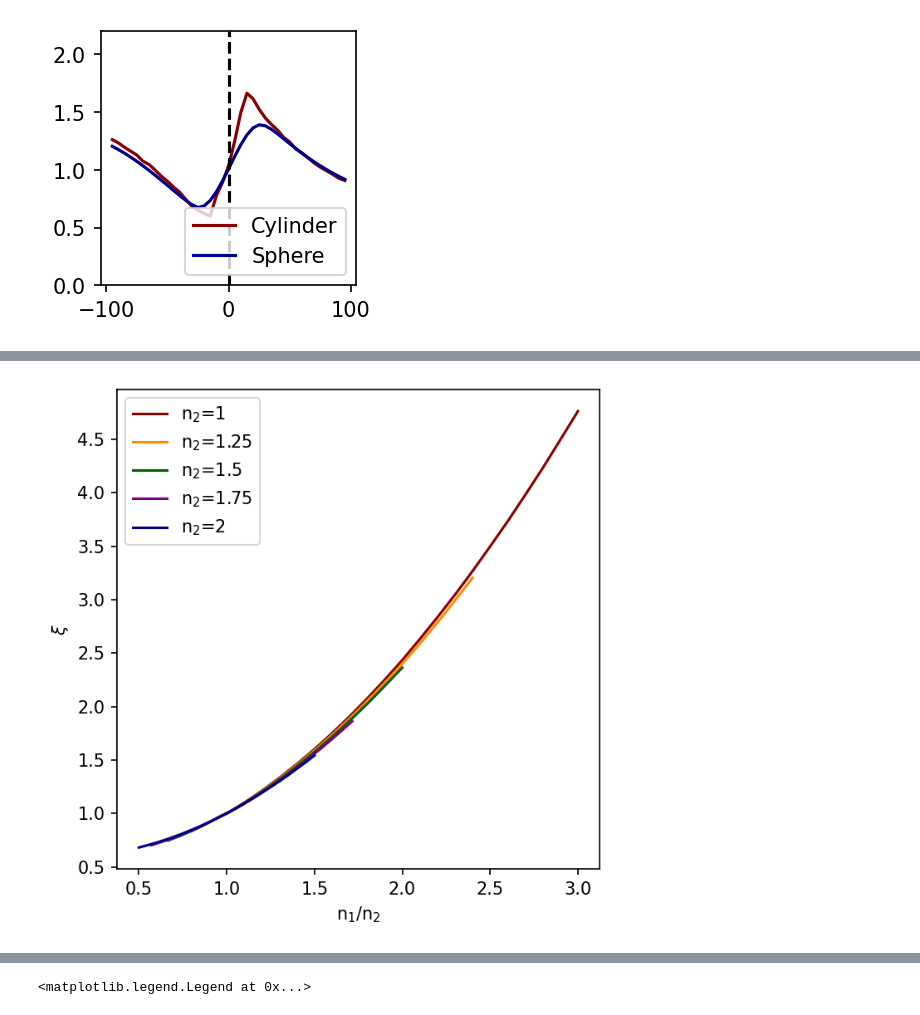
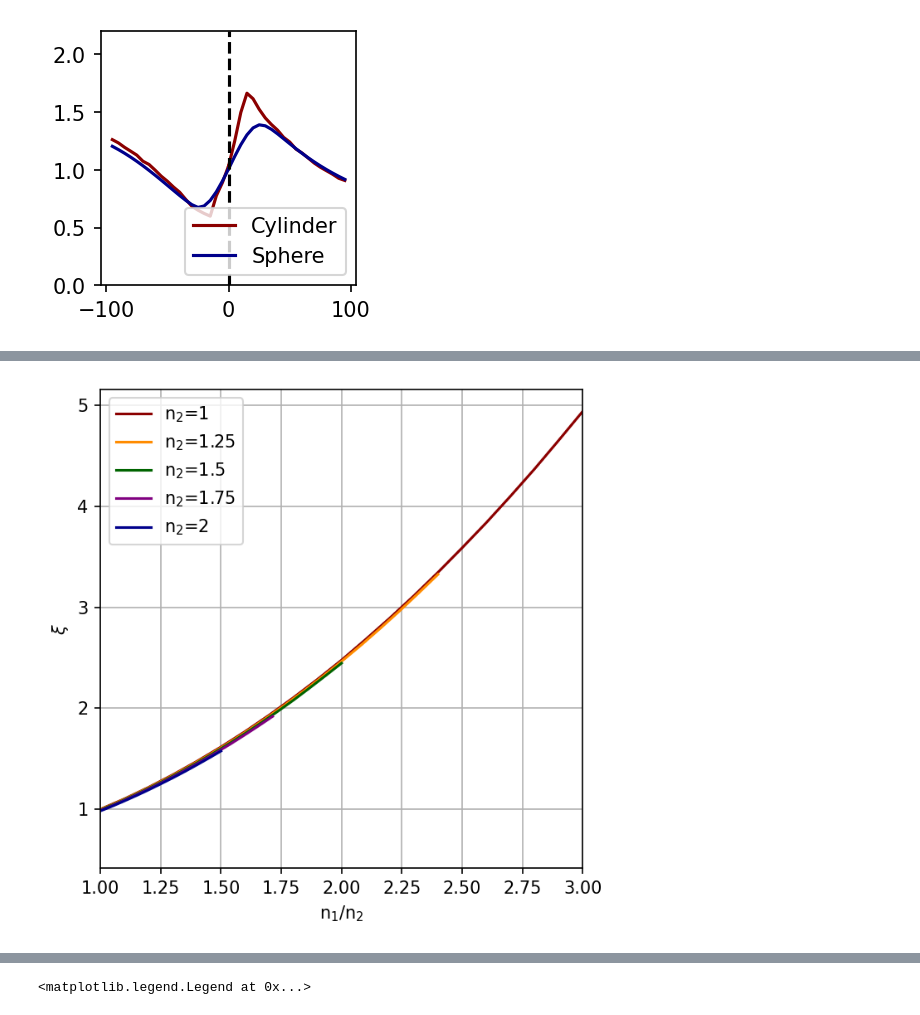
Before and after one commit to UTA-NURES/OrientationPaperSI, a Jupyter notebook: MakePlots.ipynb, the cells around one changed output, grey strips where cells are left out. Saved outputs shown, nothing was run; the diff lists cells and outputs as text; code cells hidden in the pictures.

```diff
--- a/MakePlots.ipynb
+++ b/MakePlots.ipynb
@@ -365,6 +365,4 @@ sph/cyl
 [figure]
 # %%
 vals=[1,1.25,1.5,1.75,2]
-norm_rind10, dat=GetPowerFromComsolFile("Data/Export_Power_spheres_denominators_allRind_10000.txt",vals)
-norm_rind15, dat=GetPowerFromComsolFile("Data/Export_Power_spheres_denominators_allRind_15000.txt",vals)
-norm_rind20, dat=GetPowerFromComsolFile("Data/Export_Power_spheres_denominators_allRind_20000.txt",vals)
+normsph, dat=GetPowerFromComsolFile("Data/Export_Power_spheres_denominators.txt",vals)
@@ -459,31 +398,0 @@ plt.xlim(1,3)
-# %%
-plt.figure(figsize=(5,5),dpi=150)
-indices=np.arange(1,3.1,0.1)+1e-6
-cols={"1":"DarkRed",
-    "1.25":"DarkOrange",
-    "1.5":"DarkGreen",
-    "1.75":"purple",
-    "2":"DarkBlue"}
-
-for n2 in ["1","1.25","1.5","1.75","2"]:
-
-    refind, dat =GetPowerFromComsolFile("Data/Export_Power_refindices_"+n2+".txt",indices)
-    totpower_theory_down_ns=[]
-    for n1 in refind.keys():
-        pow_dipabove_down=Power_opositeside(float(n2),float(n1)+1e-6, k ,0,p_vec,phi,thetas)
-        totpower_theory_down_ns.append(2.*np.pi*sum(np.abs(np.sin(thetas))*np.abs(pow_dipabove_down))*(np.pi/(2*len(thetas))))
-
-    pow_dipabove_down_norm=Power_opositeside(float(n2)+1e-6,float(n2) , k ,0,p_vec,phi,thetas)
-    totpower_theory_down_norm=2.*np.pi*sum(np.abs(np.sin(thetas))*np.abs(pow_dipabove_down_norm))*(np.pi/(2*len(thetas)))
-
-    n1s=np.array(list(refind.keys()))
-    Ps=np.array(list(refind.values()))*n1s
-    plt.plot(n1s/float(n2),((2*Ps/norm_rind10[float(n2)])/(np.array(totpower_theory_down_ns)/totpower_theory_down_norm))**0.5,label='n$_2$='+n2,color=cols[n2])
-
-ns=np.linspace(1,3,100)
-
-plt.xlabel(r"n$_1$/n$_2$")
-plt.ylabel(r"$\xi$")
-plt.legend(loc='upper right')
-plt.title(r"$\xi$ from 0+")
-vars=np.arange(1,3,0.01)
@@ -492,36 +399,36 @@ vars=np.arange(1,3,0.01)
 # %%
 plt.figure(figsize=(5,5),dpi=150)
 indices=np.arange(1,3.1,0.1)+1e-6
 cols={"1":"DarkRed",
     "1.25":"DarkOrange",
     "1.5":"DarkGreen",
     "1.75":"purple",
     "2":"DarkBlue"}
 
 for n2 in ["1","1.25","1.5","1.75","2"]:
 
     refind, dat =GetPowerFromComsolFile("Data/Export_Power_refindices_"+n2+".txt",indices)
     totpower_theory_down_ns=[]
     for n1 in refind.keys():
         pow_dipabove_down=Power_dipoleside(float(n1)+1e-6, float(n2), k ,0,p_vec,phi,thetas)
         totpower_theory_down_ns.append(2.*np.pi*sum(np.abs(np.sin(thetas))*np.abs(pow_dipabove_down))*(np.pi/(2*len(thetas))))
 
     pow_dipabove_down_norm=Power_dipoleside(float(n2)+1e-6,float(n2) , k ,0,p_vec,phi,thetas)
     totpower_theory_down_norm=2.*np.pi*sum(np.abs(np.sin(thetas))*np.abs(pow_dipabove_down_norm))*(np.pi/(2*len(thetas)))
 
     n1s=np.array(list(refind.keys()))
     Ps=np.array(list(refind.values()))*n1s
-    plt.plot(n1s/float(n2),(2.*Ps/(norm_rind10[float(n2)]*float(n2))/(np.array(totpower_theory_down_ns)/totpower_theory_down_norm))**0.5,label='n$_2$='+n2,color=cols[n2])
+    plt.plot(n1s/float(n2),(2.*Ps/(normsph[1]*float(n2))/(np.array(totpower_theory_down_ns)/totpower_theory_down_norm))**0.5,label='n$_2$='+n2,color=cols[n2])
 
 ns=np.linspace(1,3,100)
 
 plt.xlabel(r"n$_1$/n$_2$")
 plt.ylabel(r"$\xi$")
 plt.legend(loc='upper left')
-#plt.title(r"$\xi$ from 0-")
-vars=np.arange(1,3,0.01)
+plt.xlim(1,3)
+plt.grid()
 # %% [output]
-[figure, old version]
+[figure, new version]
 # %%
 def CorrectWay1(th):
     return np.arctan(1.5**2*np.tan(th))
```
Also changed, not shown: parts of 7 cells of this notebook, 9 other files.
